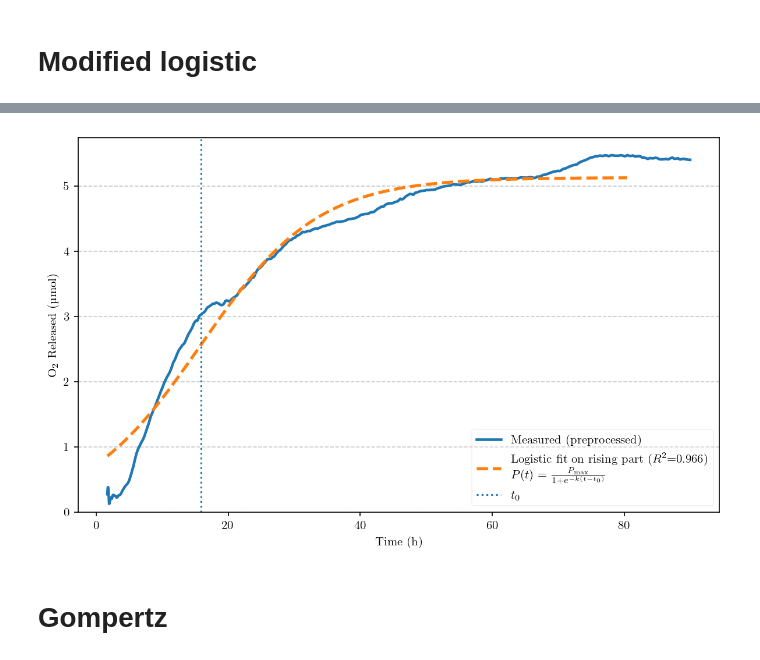
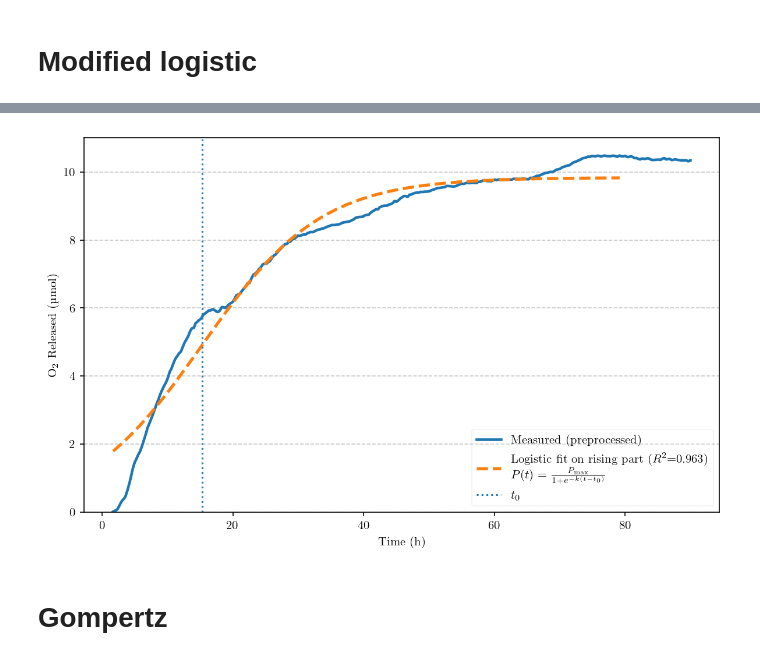
Before and after one commit to ChandrikaSethumadhavan/Master_Thesis, a Jupyter notebook: Kinetic models.ipynb, the cells around one changed output, grey strips where cells are left out. Saved outputs shown, nothing was run; the diff lists cells and outputs as text; code cells hidden in the pictures.

```diff
--- a/Kinetic models.ipynb
+++ b/Kinetic models.ipynb
@@ -694,9 +872,9 @@ df_modified_logi = pd.read_csv(modified_logi_csv)
 df_modified_logi.columns = [c.strip() for c in df_modified_logi.columns]
 
 # Keep only positive O2 rows so time & signal stay aligned
-df_modified_logi_pos = df_modified_logi[df_modified_logi["O2 Released (µmol)"] > 0].reset_index(drop=True)
+df_modified_logi_pos = df_modified_logi[df_modified_logi["O2 Released (µmol) - Vg=4.0mL"] > 0].reset_index(drop=True)
 t_full = df_modified_logi_pos["Time (h)"].to_numpy(dtype=float)
-y_full = df_modified_logi_pos["O2 Released (µmol)"].to_numpy(dtype=float)
+y_full = df_modified_logi_pos["O2 Released (µmol) - Vg=4.0mL"].to_numpy(dtype=float)
 
 
 mask = np.isfinite(t_full) & np.isfinite(y_full)
@@ -795,3 +973,3 @@ plt.show()
-[figure, old version]
+[figure, new version]
 # %% [markdown]
 # Gompertz
```
Also changed, not shown: parts of 24 cells of this notebook.
